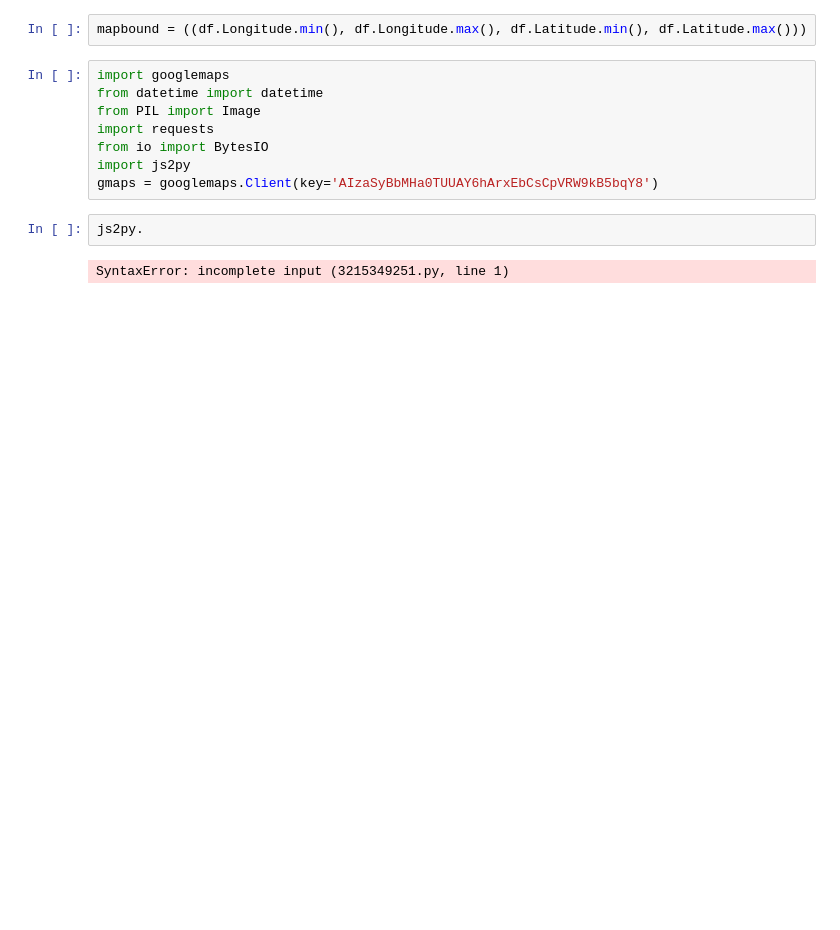
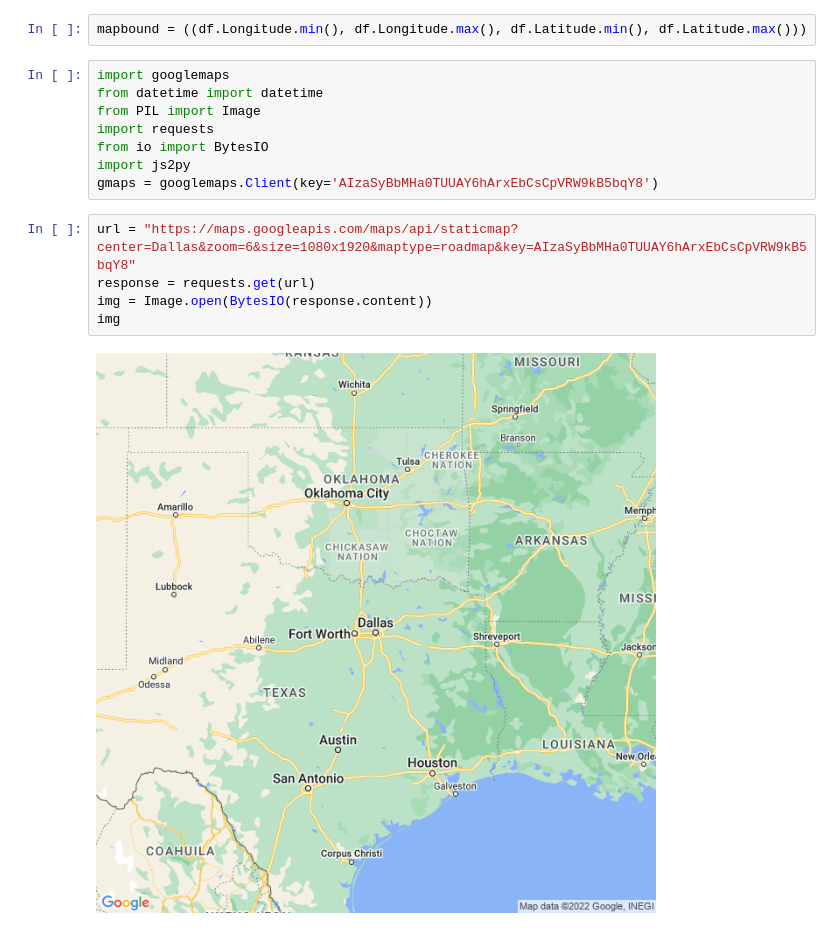
Before and after one commit to ttatum742/OSHAintern, a Jupyter notebook: dev/jupyter/geoplot.ipynb, the cells around one changed output. Cells and saved outputs as stored; diff of their text form; blank space fills up the shorter version.

```diff
--- a/dev/jupyter/geoplot.ipynb
+++ b/dev/jupyter/geoplot.ipynb
@@ -31,7 +31,10 @@ import requests
 from io import BytesIO
 import js2py
 gmaps = googlemaps.Client(key='AIzaSyBbMHa0TUUAY6hArxEbCsCpVRW9kB5bqY8')
-# %%
-js2py.
-# %% [output]
-SyntaxError: incomplete input (3215349251.py, line 1)
+# %%
+url = "https://maps.googleapis.com/maps/api/staticmap?center=Dallas&zoom=6&size=1080x1920&maptype=roadmap&key=AIzaSyBbMHa0TUUAY6hArxEbCsCpVRW9kB5bqY8"
+response = requests.get(url)
+img = Image.open(BytesIO(response.content))
+img
+# %% [output]
+[figure, added]
```
Also changed, not shown: parts of 4 cells of this notebook, 1 other file.
